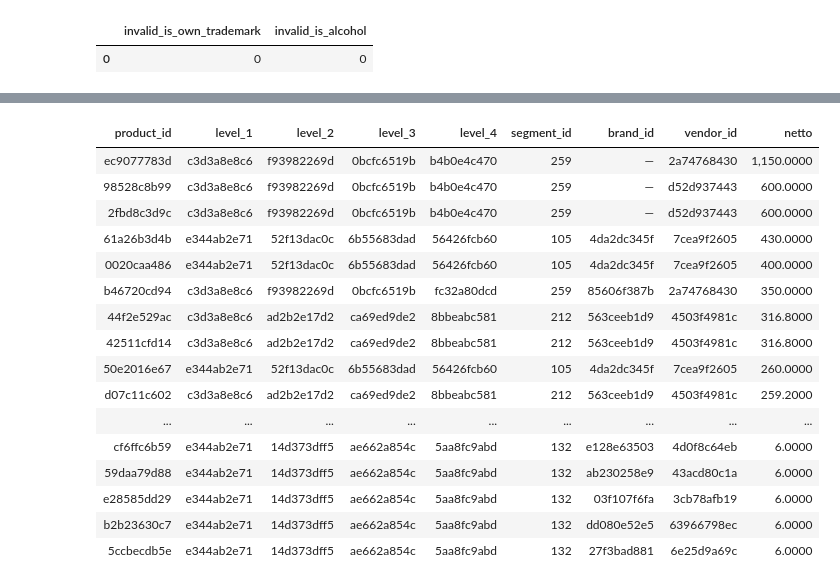
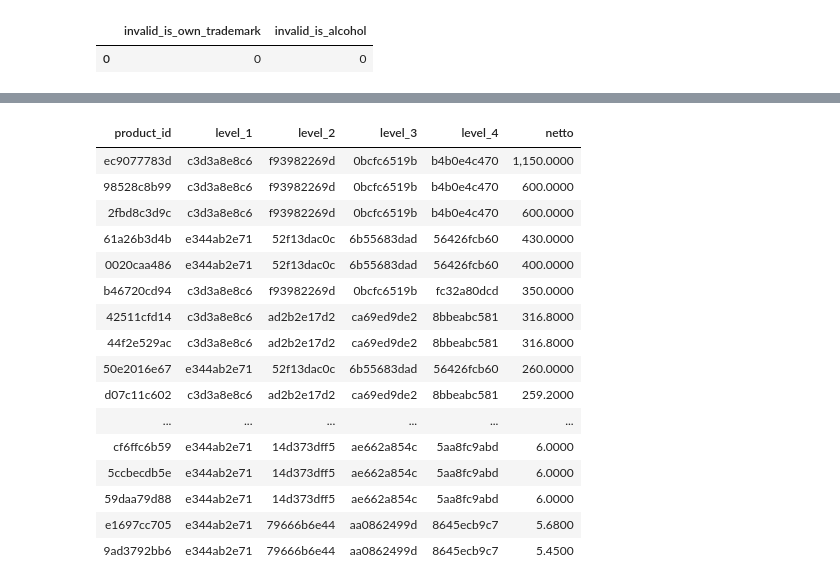
Before and after one commit to nguyen-lam-phuong-thao/uplift-customer-selection, a Jupyter notebook: notebooks/phase2_retailhero/01_retailhero_data_understanding_and_cleaning.ipynb, the cells around one changed output, grey strips where cells are left out. Drawn from its saved outputs; the diff is of its cells as text; code cells hidden in the pictures.

```diff
--- a/notebooks/phase2_retailhero/01_retailhero_data_understanding_and_cleaning.ipynb
+++ b/notebooks/phase2_retailhero/01_retailhero_data_understanding_and_cleaning.ipynb
@@ -1826,59 +1483,49 @@ display(styled)
 # %%
 extreme_netto_products = duckdb_connection.execute(
     """
+    WITH threshold AS (
+        SELECT quantile_cont(netto, 0.999) AS p999
+        FROM products_model
+        WHERE netto IS NOT NULL
+    )
     SELECT
-        product_id,
-        level_1,
-        level_2,
-        level_3,
-        level_4,
-        segment_id,
-        brand_id,
-        vendor_id,
-        netto
-    FROM products_raw
-    WHERE netto IS NOT NULL
-    ORDER BY netto DESC
-    LIMIT 30
+        p.product_id,
+        p.level_1,
+        p.level_2,
+        p.level_3,
+        p.level_4,
+        p.netto
+    FROM products_model AS p
+    CROSS JOIN threshold
+    WHERE p.netto >= threshold.p999
+    ORDER BY p.netto DESC
     """
 ).df()
 
-styled = style_table(
-    extreme_netto_products,
-    formats={
-        "segment_id": "{:,.0f}",
-        "netto": "{:,.4f}",
-    },
+display(
+    style_table(
+        extreme_netto_products.head(30),
+        {"netto": "{:,.4f}"},
+    )
 )
-
-focus_idx = extreme_netto_products.head(5).index
-
-styled = paint(
-    styled,
-    focus_idx,
-    ["netto"],
-    "blue",
-)
-
-display(styled)
 # %% [output]
-| product_id | level_1 | level_2 | level_3 | level_4 | segment_id | brand_id | vendor_id | netto |
-| ec9077783d | c3d3a8e8c6 | f93982269d | 0bcfc6519b | b4b0e4c470 | 259 | — | 2a74768430 | 1,150.0000 |
-| 98528c8b99 | c3d3a8e8c6 | f93982269d | 0bcfc6519b | b4b0e4c470 | 259 | — | d52d937443 | 600.0000 |
-| 2fbd8c3d9c | c3d3a8e8c6 | f93982269d | 0bcfc6519b | b4b0e4c470 | 259 | — | d52d937443 | 600.0000 |
-| 61a26b3d4b | e344ab2e71 | 52f13dac0c | 6b55683dad | 56426fcb60 | 105 | 4da2dc345f | 7cea9f2605 | 430.0000 |
-| 0020caa486 | e344ab2e71 | 52f13dac0c | 6b55683dad | 56426fcb60 | 105 | 4da2dc345f | 7cea9f2605 | 400.0000 |
-| b46720cd94 | c3d3a8e8c6 | f93982269d | 0bcfc6519b | fc32a80dcd | 259 | 85606f387b | 2a74768430 | 350.0000 |
-| 44f2e529ac | c3d3a8e8c6 | ad2b2e17d2 | ca69ed9de2 | 8bbeabc581 | 212 | 563ceeb1d9 | 4503f4981c | 316.8000 |
-| 42511cfd14 | c3d3a8e8c6 | ad2b2e17d2 | ca69ed9de2 | 8bbeabc581 | 212 | 563ceeb1d9 | 4503f4981c | 316.8000 |
-| 50e2016e67 | e344ab2e71 | 52f13dac0c | 6b55683dad | 56426fcb60 | 105 | 4da2dc345f | 7cea9f2605 | 260.0000 |
-| d07c11c602 | c3d3a8e8c6 | ad2b2e17d2 | ca69ed9de2 | 8bbeabc581 | 212 | 563ceeb1d9 | 4503f4981c | 259.2000 |
-| ... | ... | ... | ... | ... | ... | ... | ... | ... |
-| cf6ffc6b59 | e344ab2e71 | 14d373dff5 | ae662a854c | 5aa8fc9abd | 132 | e128e63503 | 4d0f8c64eb | 6.0000 |
-| 59daa79d88 | e344ab2e71 | 14d373dff5 | ae662a854c | 5aa8fc9abd | 132 | ab230258e9 | 43acd80c1a | 6.0000 |
-| e28585dd29 | e344ab2e71 | 14d373dff5 | ae662a854c | 5aa8fc9abd | 132 | 03f107f6fa | 3cb78afb19 | 6.0000 |
-| b2b23630c7 | e344ab2e71 | 14d373dff5 | ae662a854c | 5aa8fc9abd | 132 | dd080e52e5 | 63966798ec | 6.0000 |
-| 5ccbecdb5e | e344ab2e71 | 14d373dff5 | ae662a854c | 5aa8fc9abd | 132 | 27f3bad881 | 6e25d9a69c | 6.0000 |
+| product_id | level_1 | level_2 | level_3 | level_4 | netto |
+| ec9077783d | c3d3a8e8c6 | f93982269d | 0bcfc6519b | b4b0e4c470 | 1,150.0000 |
+| 98528c8b99 | c3d3a8e8c6 | f93982269d | 0bcfc6519b | b4b0e4c470 | 600.0000 |
+| 2fbd8c3d9c | c3d3a8e8c6 | f93982269d | 0bcfc6519b | b4b0e4c470 | 600.0000 |
+| 61a26b3d4b | e344ab2e71 | 52f13dac0c | 6b55683dad | 56426fcb60 | 430.0000 |
+| 0020caa486 | e344ab2e71 | 52f13dac0c | 6b55683dad | 56426fcb60 | 400.0000 |
+| b46720cd94 | c3d3a8e8c6 | f93982269d | 0bcfc6519b | fc32a80dcd | 350.0000 |
+| 42511cfd14 | c3d3a8e8c6 | ad2b2e17d2 | ca69ed9de2 | 8bbeabc581 | 316.8000 |
+| 44f2e529ac | c3d3a8e8c6 | ad2b2e17d2 | ca69ed9de2 | 8bbeabc581 | 316.8000 |
+| 50e2016e67 | e344ab2e71 | 52f13dac0c | 6b55683dad | 56426fcb60 | 260.0000 |
+| d07c11c602 | c3d3a8e8c6 | ad2b2e17d2 | ca69ed9de2 | 8bbeabc581 | 259.2000 |
+| ... | ... | ... | ... | ... | ... |
+| cf6ffc6b59 | e344ab2e71 | 14d373dff5 | ae662a854c | 5aa8fc9abd | 6.0000 |
+| 5ccbecdb5e | e344ab2e71 | 14d373dff5 | ae662a854c | 5aa8fc9abd | 6.0000 |
+| 59daa79d88 | e344ab2e71 | 14d373dff5 | ae662a854c | 5aa8fc9abd | 6.0000 |
+| e1697cc705 | e344ab2e71 | 79666b6e44 | aa0862499d | 8645ecb9c7 | 5.6800 |
+| 9ad3792bb6 | e344ab2e71 | 79666b6e44 | aa0862499d | 8645ecb9c7 | 5.4500 |
 # %%
 extreme_netto_purchase_impact = duckdb_connection.execute(
     """
```
Also changed, not shown: parts of 131 cells of this notebook.
